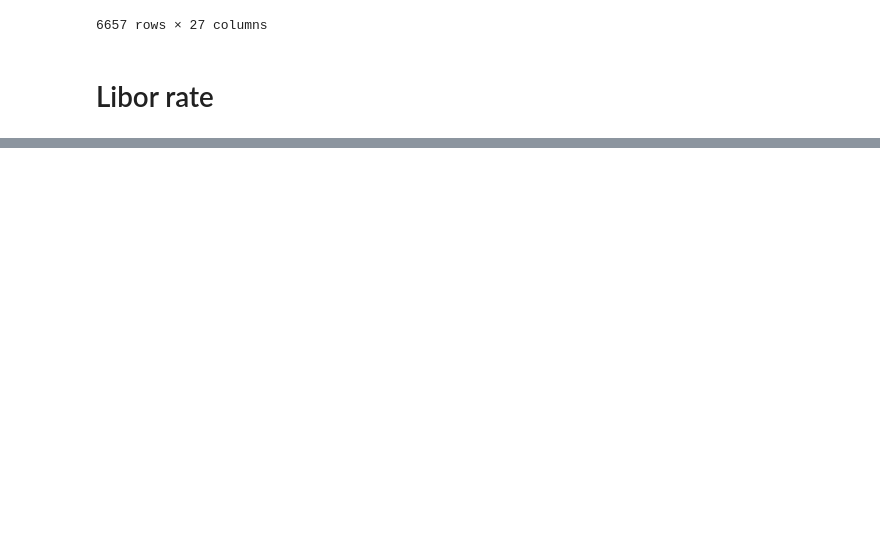
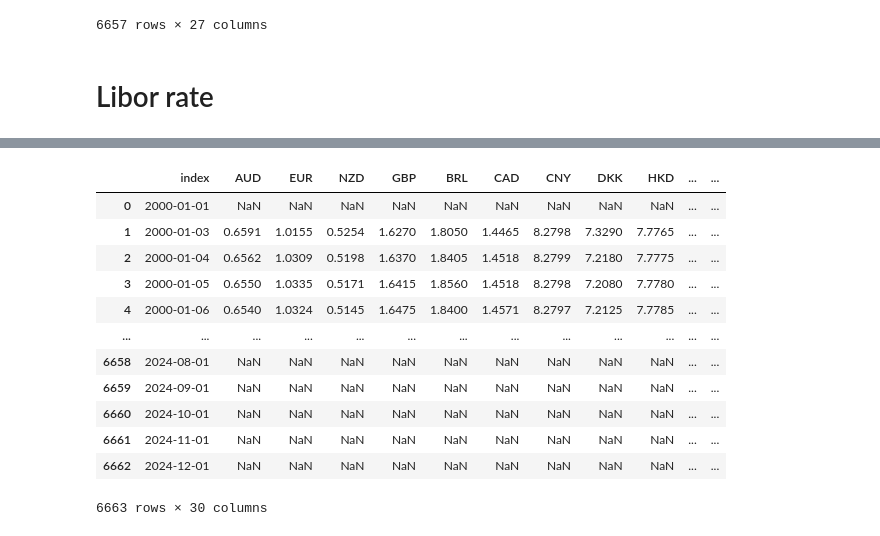
Before and after one commit to PhuTd03/DSP-Forecasting-Reer, a Jupyter notebook: Data_Preprocessing.ipynb, the cells around one changed output, grey strips where cells are left out. Saved outputs shown, nothing was run; the diff lists cells and outputs as text; code cells hidden in the pictures; blank space fills up the shorter version.

Commit message:
update data preprocessing

```diff
--- a/Data_Preprocessing.ipynb
+++ b/Data_Preprocessing.ipynb
@@ -385,3 +385,10 @@ data
 6657 rows × 27 columns
 # %% [markdown]
 # Libor rate
+# %%
+file_name = "raw_data/libor_data_USD.csv"
+liborUSD = pd.read_csv(file_name, index_col="Date", parse_dates=True)
+liborUSD = liborUSD.squeeze(True)
+# drop all columns except Avg
+liborUSD = liborUSD["Average"]
+liborUSD
@@ -387,0 +409,7 @@ data
+# %%
+file_name = "raw_data/libor_data_GBP.csv"
+liborGBP = pd.read_csv(file_name, index_col="Date", parse_dates=True)
+liborGBP = liborGBP.squeeze(True)
+# drop all columns except Avg
+liborGBP = liborGBP["Average"]
+liborGBP
@@ -387,0 +430,4 @@ data
+# %%
+# concate the two Series and and make them dataframe
+libor = pd.concat([liborUSD, liborGBP], axis=1, keys=['liborUSD', 'liborGBP'])
+libor
@@ -387,0 +471,3 @@ data
+# %%
+dataset = pd.merge(data, libor, left_index=True, right_index=True, how='outer')
+dataset[:5]
@@ -387,0 +482,19 @@ data
+# %%
+# interpolation needs continuous datetime
+# or numerical objects for index values
+dataset.reset_index(level=0, inplace=True)
+dataset
+# %% [output]
+|  | index | AUD | EUR | NZD | GBP | BRL | CAD | CNY | DKK | HKD | ... | ... |
+| 0 | 2000-01-01 | NaN | NaN | NaN | NaN | NaN | NaN | NaN | NaN | NaN | ... | ... |
+| 1 | 2000-01-03 | 0.6591 | 1.0155 | 0.5254 | 1.6270 | 1.8050 | 1.4465 | 8.2798 | 7.3290 | 7.7765 | ... | ... |
+| 2 | 2000-01-04 | 0.6562 | 1.0309 | 0.5198 | 1.6370 | 1.8405 | 1.4518 | 8.2799 | 7.2180 | 7.7775 | ... | ... |
+| 3 | 2000-01-05 | 0.6550 | 1.0335 | 0.5171 | 1.6415 | 1.8560 | 1.4518 | 8.2798 | 7.2080 | 7.7780 | ... | ... |
+| 4 | 2000-01-06 | 0.6540 | 1.0324 | 0.5145 | 1.6475 | 1.8400 | 1.4571 | 8.2797 | 7.2125 | 7.7785 | ... | ... |
+| ... | ... | ... | ... | ... | ... | ... | ... | ... | ... | ... | ... | ... |
+| 6658 | 2024-08-01 | NaN | NaN | NaN | NaN | NaN | NaN | NaN | NaN | NaN | ... | ... |
+| 6659 | 2024-09-01 | NaN | NaN | NaN | NaN | NaN | NaN | NaN | NaN | NaN | ... | ... |
+| 6660 | 2024-10-01 | NaN | NaN | NaN | NaN | NaN | NaN | NaN | NaN | NaN | ... | ... |
+| 6661 | 2024-11-01 | NaN | NaN | NaN | NaN | NaN | NaN | NaN | NaN | NaN | ... | ... |
+| 6662 | 2024-12-01 | NaN | NaN | NaN | NaN | NaN | NaN | NaN | NaN | NaN | ... | ... |
+6663 rows × 30 columns
```
Also changed, not shown: parts of 13 cells of this notebook, 3 other files.
